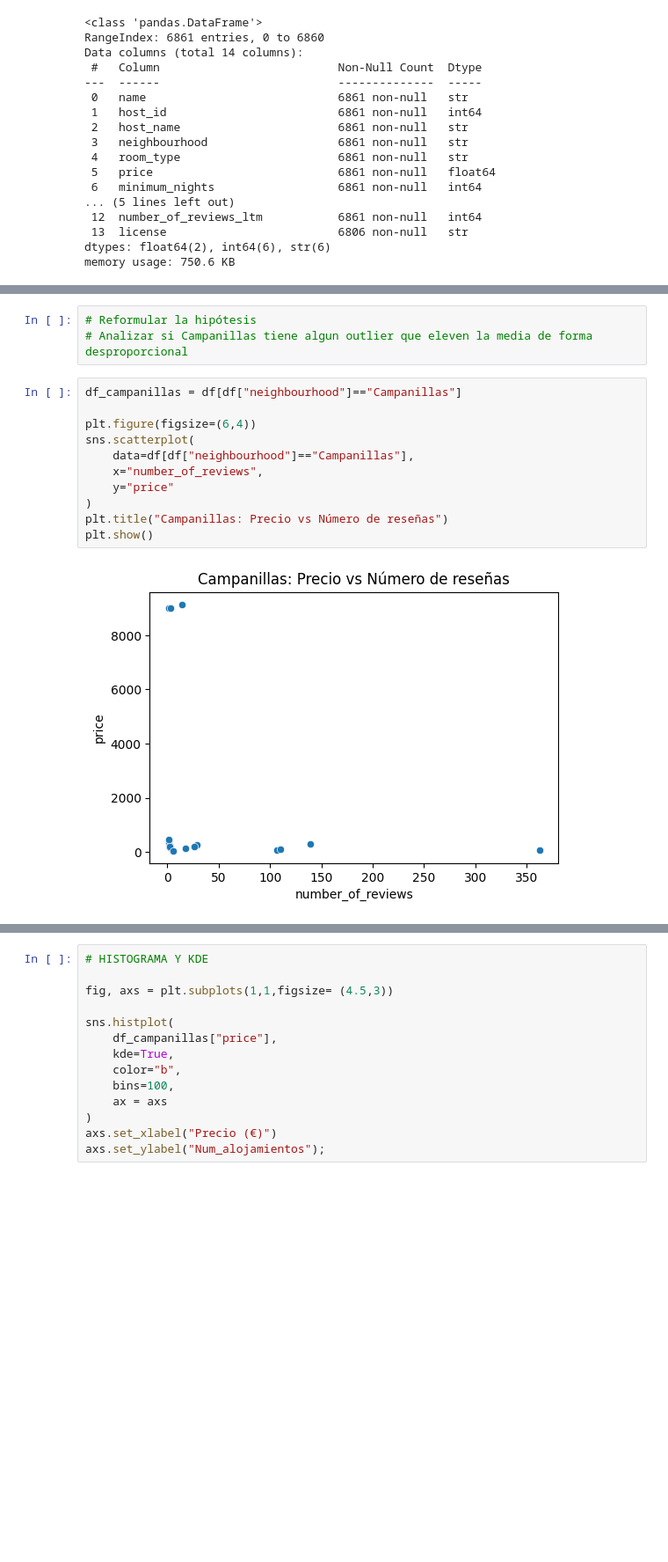
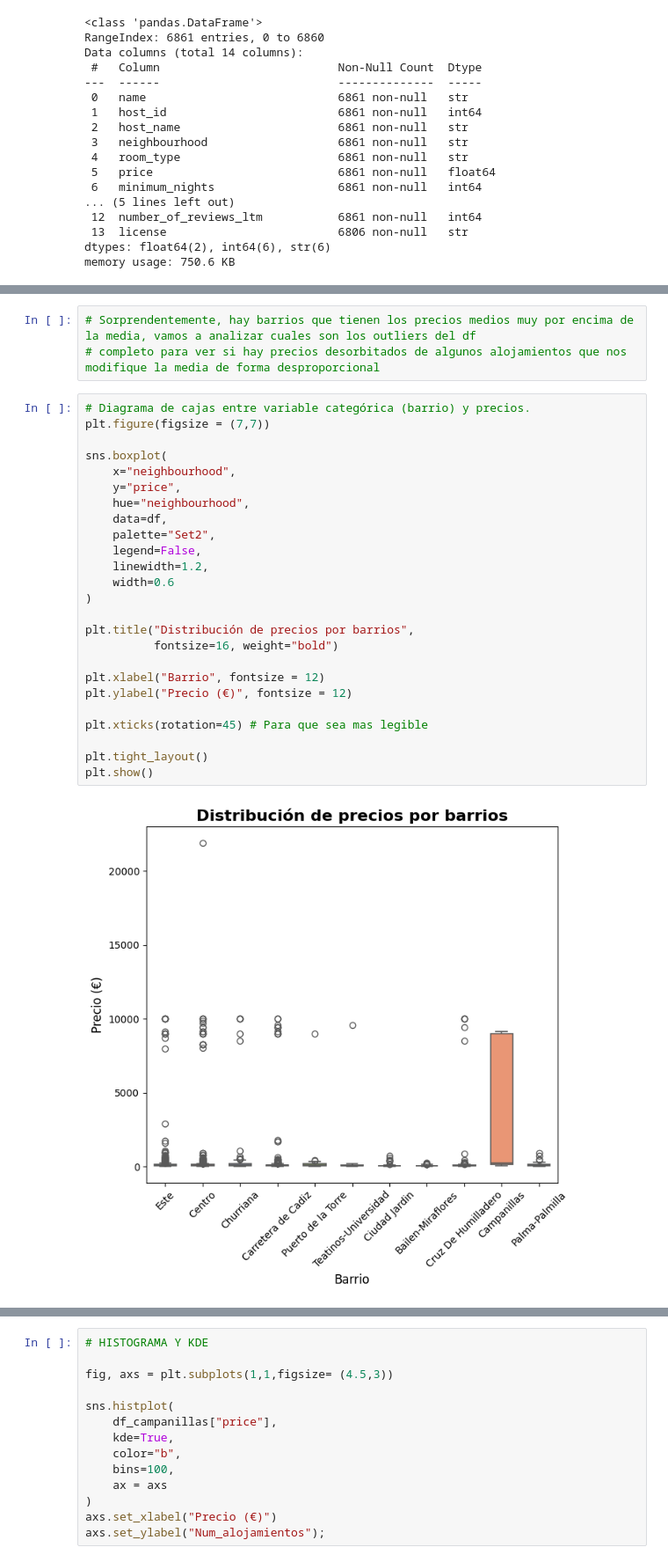
Before and after one commit to MHHsim/Proyect-Break-I, a Jupyter notebook: Pendiente/Hipotesis_1.ipynb, the cells around one changed output, grey strips where cells are left out. Shown at 88% size. Drawn from its saved outputs; the diff is of its cells as text; blank space fills up the shorter version.

```diff
--- a/Pendiente/Hipotesis_1.ipynb
+++ b/Pendiente/Hipotesis_1.ipynb
@@ -68,19 +70,33 @@ Palma-Palmilla           141.650407
 Ciudad Jardin            113.134615
 Bailen-Miraflores         73.589862
 Name: price, dtype: float64
-# %%
-# Reformular la hipótesis
-# Analizar si Campanillas tiene algun outlier que eleven la media de forma desproporcional
-# %%
-df_campanillas = df[df["neighbourhood"]=="Campanillas"]
-
-plt.figure(figsize=(6,4))
-sns.scatterplot(
-    data=df[df["neighbourhood"]=="Campanillas"],
-    x="number_of_reviews",
-    y="price"
-)
-plt.title("Campanillas: Precio vs Número de reseñas")
-plt.show()
-# %% [output]
-[figure, removed]
+# %%
+# Sorprendentemente, hay barrios que tienen los precios medios muy por encima de la media, vamos a analizar cuales son los outliers del df
+# completo para ver si hay precios desorbitados de algunos alojamientos que nos modifique la media de forma desproporcional
+# %%
+# Diagrama de cajas entre variable categórica (barrio) y precios.
+plt.figure(figsize = (7,7))
+
+sns.boxplot(
+    x="neighbourhood",
+    y="price",
+    hue="neighbourhood",
+    data=df,
+    palette="Set2",
+    legend=False,
+    linewidth=1.2,
+    width=0.6
+)
+
+plt.title("Distribución de precios por barrios",
+          fontsize=16, weight="bold")
+
+plt.xlabel("Barrio", fontsize = 12)
+plt.ylabel("Precio (€)", fontsize = 12)
+
+plt.xticks(rotation=45) # Para que sea mas legible
+
+plt.tight_layout()
+plt.show()
+# %% [output]
+[figure, added]
```
Also changed, not shown: parts of 63 cells of this notebook, 3 other files.
